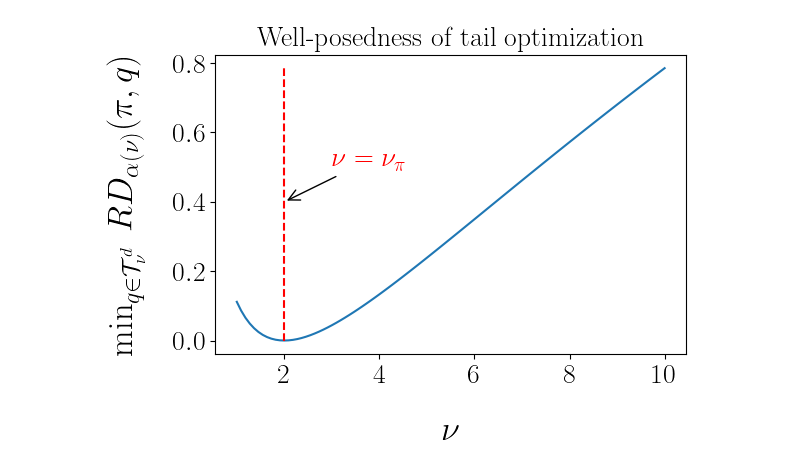
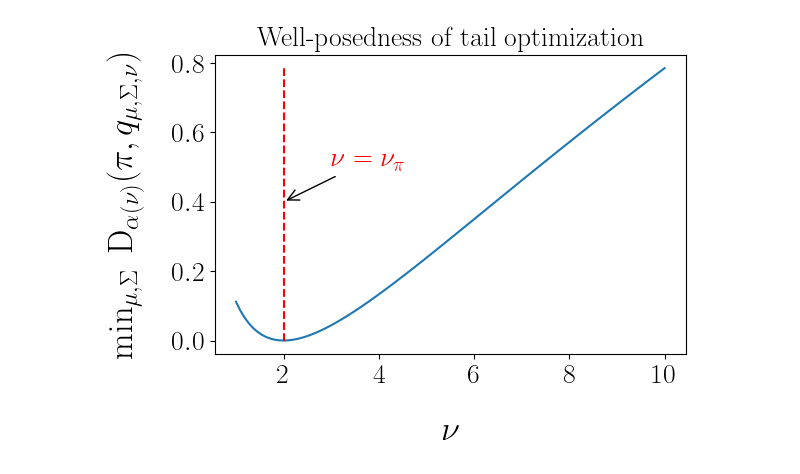
Before and after one commit to nicola144/ais-heavy-tails, a Jupyter notebook: Optimal Rényi.ipynb, the cells around one changed output. Drawn from its saved outputs; the diff is of its cells as text; code cells hidden in the pictures.

```diff
--- a/Optimal Rényi.ipynb
+++ b/Optimal Rényi.ipynb
@@ -38,31 +38,31 @@ def matrix_condition(d,cond):
 # %%
 plt.rc('text', usetex=True)
 plt.rc('font', family='serif')
 
 d = 5
 shape_target = matrix_condition(d,10)
 dof_target = 2
 nb_dof_test = 100
 
 dof_prop_test = np.linspace(1, 10, nb_dof_test)
 res = []
 for i in range(nb_dof_test):
     res.append(optimal_Renyi(d, dof_target, shape_target, dof_prop_test[i]))
 
 plt.plot(dof_prop_test, res)
 plt.vlines(dof_target, ymin = 0.0, ymax = res[nb_dof_test-1], color='red', linestyle='--')
 plt.xlabel(r'$ \nu $')
-plt.ylabel(r'$ \min_{q \in \mathcal{T}_{\nu}^d}\; RD_{\alpha(\nu)}(\pi, q) $')
+plt.ylabel(r'$ \min_{\mu, \Sigma}\; \mathrm{D}_{\alpha(\nu)}(\pi, q_{\mu, \Sigma, \nu}) $')
 plt.title(r"Well-posedness of tail optimization")
 
 # Adding a LaTeX annotation
 plt.annotate(r'$\nu = \nu_{\pi}$', (dof_target, 0.4),
              xytext=(dof_target + 1, 0.5),
              arrowprops=dict(facecolor='red', arrowstyle='->'),
              fontsize=20, color='red')
 
 plt.tight_layout()
 
 plt.savefig('./results/tail_wellposedness.pdf', bbox_inches='tight')
 # %% [output]
-[figure, old version]
+[figure, new version]
```
Also changed, not shown: 10 other files.
